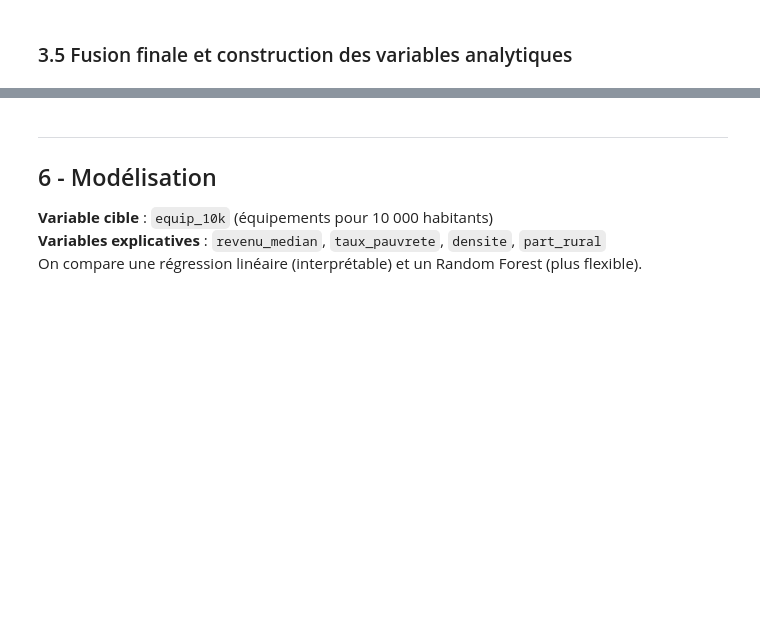
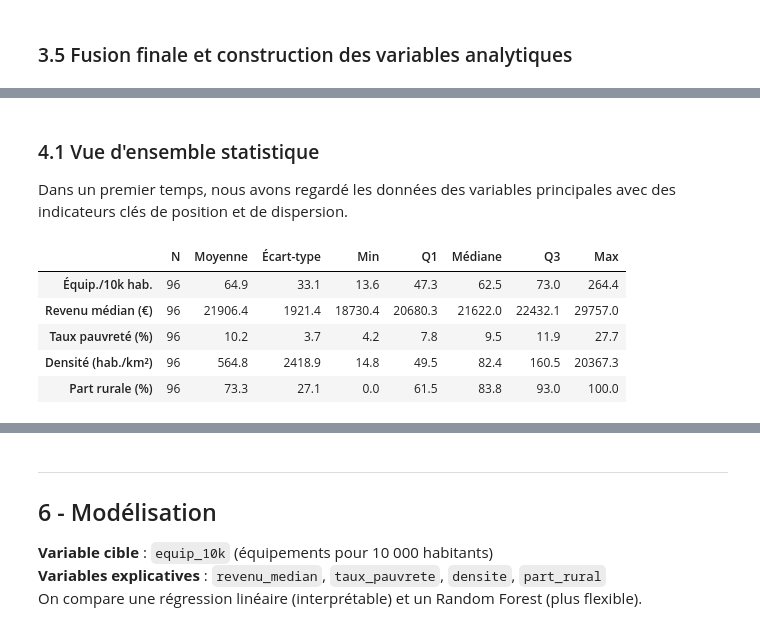
Before and after one commit to Luservant/projet_python, a Jupyter notebook: main.ipynb, the cells around one changed output, grey strips where cells are left out. Drawn from its saved outputs; the diff is of its cells as text; code cells hidden in the pictures; blank space fills up the shorter version.

Commit message:
Stats Descriptives

```diff
--- a/main.ipynb
+++ b/main.ipynb
@@ -367,0 +372,25 @@ Series([], dtype: int64)
+# %% [markdown]
+### 4.1 Vue d'ensemble statistique
+Dans un premier temps, nous avons regardé les données des variables principales avec des indicateurs clés de position et de dispersion.
+# %%
+# Statistiques descriptives des variables clés
+vars_cles = ["equip_10k", "revenu_median", "taux_pauvrete", "densite", "part_rural"]
+labels = {
+    "equip_10k"     : "Équip./10k hab.",
+    "revenu_median" : "Revenu médian (€)",
+    "taux_pauvrete" : "Taux pauvreté (%)",
+    "densite"       : "Densité (hab./km²)",
+    "part_rural"    : "Part rurale (%)"
+}
+stats = df[vars_cles].describe().T
+stats.index = [labels[v] for v in vars_cles]
+stats.columns = ["N", "Moyenne", "Écart-type", "Min", "Q1", "Médiane", "Q3", "Max"]
+stats["N"] = stats["N"].astype(int)
+stats.round(1)
+# %% [output]
+|  | N | Moyenne | Écart-type | Min | Q1 | Médiane | Q3 | Max |
+| Équip./10k hab. | 96 | 64.9 | 33.1 | 13.6 | 47.3 | 62.5 | 73.0 | 264.4 |
+| Revenu médian (€) | 96 | 21906.4 | 1921.4 | 18730.4 | 20680.3 | 21622.0 | 22432.1 | 29757.0 |
+| Taux pauvreté (%) | 96 | 10.2 | 3.7 | 4.2 | 7.8 | 9.5 | 11.9 | 27.7 |
+| Densité (hab./km²) | 96 | 564.8 | 2418.9 | 14.8 | 49.5 | 82.4 | 160.5 | 20367.3 |
+| Part rurale (%) | 96 | 73.3 | 27.1 | 0.0 | 61.5 | 83.8 | 93.0 | 100.0 |
```
Also changed, not shown: parts of 12 cells of this notebook.
